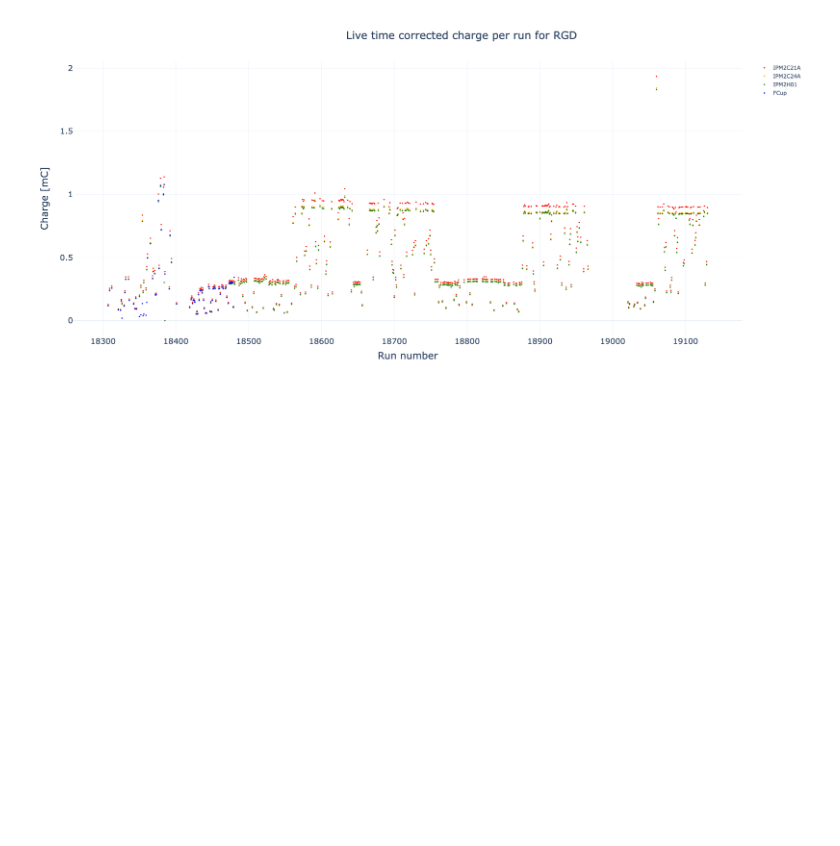
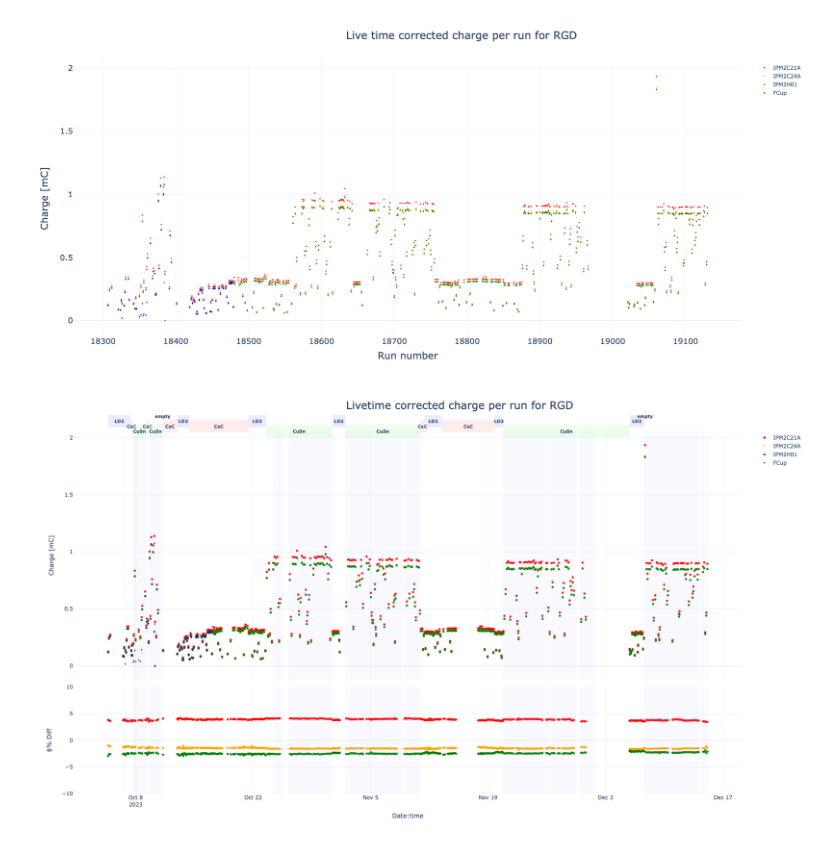
Before and after one commit to mholtrop/RunData, a Jupyter notebook: RGD_ChargePlots.ipynb, the cells around one changed output. Cells and saved outputs as stored; diff of their text form; code cells hidden in the pictures; blank space fills up the shorter version.

```diff
--- a/RGD_ChargePlots.ipynb
+++ b/RGD_ChargePlots.ipynb
@@ -175,35 +177,37 @@ fig.update_layout(width=1280, height=1000,
                   titlefont=dict(size=24),)
 
 fig.add_trace(go.Scatter(x=dfx.time, y=dfx.IPM2C21A_corr, mode='markers', name='IPM2C21A', marker=dict(color='red', size=5)), secondary_y=False)
 fig.add_trace(go.Scatter(x=dfx.time, y=dfx.IPM2C24A_corr, mode='markers', name='IPM2C24A', marker=dict(color='orange', size=3)), secondary_y=False)
 fig.add_trace(go.Scatter(x=dfx.time, y=dfx.IPM2H01_corr, mode='markers', name='IPM2H01', marker=dict(color='green', size=5)), secondary_y=False)
 fig.add_trace(go.Scatter(x=dfx.loc[dfx.start_time<start_fcup_trouble,"time"], y=dfx.loc[dfx.start_time<start_fcup_trouble,"scaler_calc1b_corr"], mode='markers', name='FCup', marker=dict(color='blue', size=3)), secondary_y=False)
 
 fig.add_trace(go.Scatter(x=dfx.time, y=(100*(dfx.IPM2C21A_corr-dfx.ch_mean)/dfx.ch_mean), mode='markers', name='IPM2C21A', showlegend=False, marker=dict(color='red', size=5)), row=2, col=1)
 fig.add_trace(go.Scatter(x=dfx.time, y=(100*(dfx.IPM2C24A_corr-dfx.ch_mean)/dfx.ch_mean), mode='markers', name='IPM2C24A', showlegend=False, marker=dict(color='orange', size=5)), row=2, col=1)
 fig.add_trace(go.Scatter(x=dfx.time, y=(100*(dfx.IPM2H01_corr-dfx.ch_mean)/dfx.ch_mean), mode='markers', name='IPM2H01', showlegend=False, marker=dict(color='green', size=5)), row=2, col=1)
 
 
 for i in range(len(beam_stop_in_start)):
      fig.add_vrect(x0=beam_stop_in_start[i],x1=beam_stop_in_end[i], fillcolor="#C0C0FF", opacity=0.1, line_width=0)
 
 target_labels={'empty':(1.06,"#B0B0B0"),'LD2':(1.04,"#A0A0FF"),'CxC':(1.02,"#FFA0A0"),'CuSn':(1.,"#A0FFA0")}
 
 for i in range(len(target_change_table)-1):
     time0 = max(target_change_table.iloc[i].name, dfx.iloc[0].time)
     time1 = min(target_change_table.iloc[i+1].name, dfx.iloc[-1].time)
     target = target_change_table.iloc[i].target
     if time1 > dfx.iloc[0].time and time0 < dfx.iloc[-1].time:
         y_pos = target_labels[target][0]
         fig.add_vrect(x0=time0, x1=time1, xref="x", y0=y_pos-0.025, y1=y_pos+0.025, yref='paper', fillcolor=target_labels[target][1], opacity=0.2, line_width=0, row=1, col=1,
                      label=dict(text="<b>"+target+"</b>", font=dict(size=10)))
 
 
 fig.update_xaxes(title_text="Date:time", row=2, col=1)
-fig.update_yaxes(title_text="$\mathrm{Charge [mC]}$", row=1, col=1)
-fig.update_yaxes(title_text="$\mathrm{\% Diff}$", range=[-10., 10. ], row=2, col=1)
+fig.update_yaxes(title_text="Charge [mC]", row=1, col=1)
+fig.update_yaxes(title_text="$% Diff", range=[-10., 10. ], row=2, col=1)
 fig.write_image("RGD_LT_corrected_charge_per_run.pdf", width=1200, height=600)
 fig.show()
+# %% [output]
+[figure, added]
 # %%
 df.loc[:,"ch_mean2"] = np.mean(df.loc[:,['IPM2C21A_corr2','IPM2C24A_corr2','IPM2H01_corr2']],axis=1)
 dfx = df[df.event_count >= 20e6]
```
Also changed, not shown: parts of 9 cells of this notebook.
